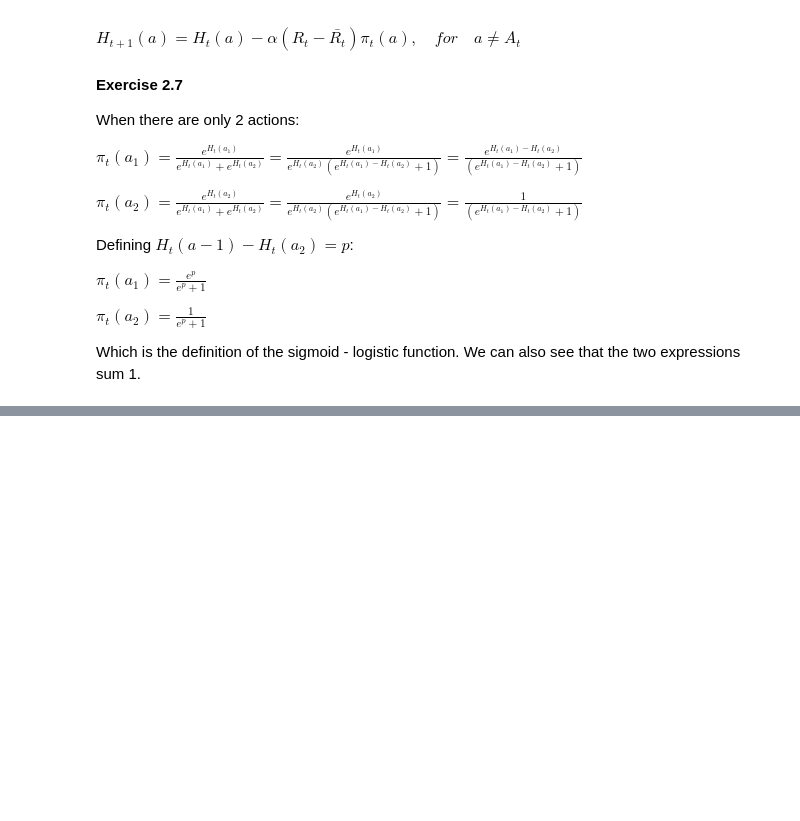
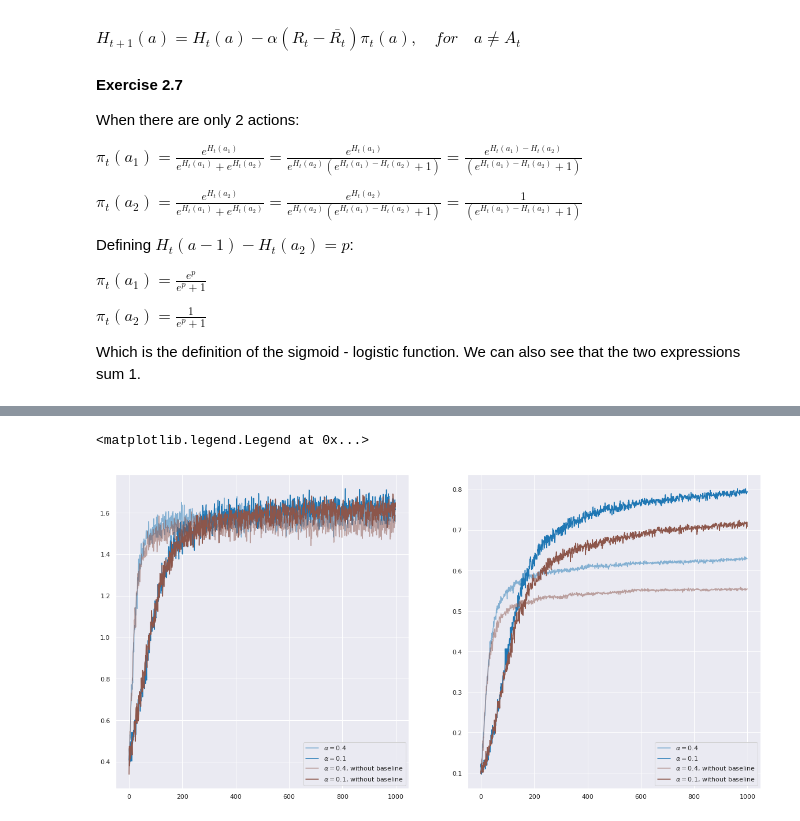
Before and after one commit to igonzalezperez/Reinforcement-Learning, a Jupyter notebook: k_armed_bandits.ipynb, the cells around one changed output, grey strips where cells are left out. Drawn from its saved outputs; the diff is of its cells as text; code cells hidden in the pictures; blank space fills up the shorter version.

```diff
--- a/k_armed_bandits.ipynb
+++ b/k_armed_bandits.ipynb
@@ -324,7 +279,7 @@ $= \alpha_nR_n +(1-\alpha_n)(\alpha_{n-1}R_{n-1}+(1-\alpha_{n-1})Q_{n-1})=\ldots
 #### Epsilon greedy with $\epsilon = 0, 0.1, 0.01$ in stationary and nonstationary cases
 # %%
 steps = 1000
-n_runs = 1000
+n_runs = 2000
 
 u_m = sample_avg
 pol = epsilon_greedy
@@ -383,7 +332,7 @@ Elapsed time: 13.68 seconds
 # %% [markdown]
 #### Epsilon greedy with $\epsilon = 0.1$ using sample average and constant ($\alpha = 0.1$) step size in stationary and nonstationary cases
 # %%
-steps = 1000
+steps = 10000
 n_runs = 1000
 
 pol = epsilon_greedy
@@ -497,7 +446,7 @@ args_2 = {'policy_params': [2], 'update_params': None}
 stat = True
 
 rwd_1, err_1 = test.train(steps = steps, iterations = n_runs, update_method = u_m,
-                            policy = epsilon_greedy, args = args_1, init_Q = [5]*10, stationary = stat)
+                            policy = epsilon_greedy, args = args_1, stationary = stat)
 rwd_2, err_2 = test.train(steps = steps, iterations = n_runs, update_method = u_m,
                             policy = upper_confidence_bound, args = args_2,stationary = stat)
 
@@ -548,0 +495,40 @@ NameError: name 'alpha' is not defined
+# %%
+steps = 1000
+n_runs = 1000
+
+pol = gradient_bandit_action
+u_m = gradient_bandit_update
+
+args_1 = {'policy_params': None, 'update_params': [0.4, 1]}
+args_2 = {'policy_params': None, 'update_params': [0.1, 1]}
+
+args_3 = {'policy_params': None, 'update_params': [0.4, 0]}
+args_4 = {'policy_params': None, 'update_params': [0.1, 0]}
+
+stat = True
+
+
+rwd_1, err_1 = test.train(steps = steps, iterations = n_runs, update_method = u_m,
+                            policy = pol, args = args_1, stationary = stat)
+rwd_2, err_2 = test.train(steps = steps, iterations = n_runs, update_method = u_m,
+                            policy = pol, args = args_2, stationary = stat)
+
+rwd_3, err_3 = test.train(steps = steps, iterations = n_runs, update_method = u_m,
+                            policy = pol, args = args_3, stationary = stat)
+rwd_4, err_4 = test.train(steps = steps, iterations = n_runs, update_method = u_m,
+                            policy = pol, args = args_4, stationary = stat)
+
+fig, ax = plt.subplots(1,2, figsize = (20,10))
+
+ax[0].plot(rwd_1, 'tab:blue', alpha = .5, label = r'$\alpha = 0.4$')
+ax[0].plot(rwd_2, 'tab:blue', label = r'$\alpha = 0.1$')
+ax[0].plot(rwd_3, 'tab:brown', alpha = .5, label = r'$\alpha = 0.4$, without baseline')
+ax[0].plot(rwd_4, 'tab:brown', label = r'$\alpha = 0.1$, without baseline')
+ax[0].legend()
+
+ax[1].plot(err_1, 'tab:blue', alpha = .5, label = r'$\alpha = 0.4$')
+ax[1].plot(err_2, 'tab:blue', label = r'$\alpha = 0.1$')
+ax[1].plot(err_3, 'tab:brown', alpha = .5, label = r'$\alpha = 0.4$, without baseline')
+ax[1].plot(err_4, 'tab:brown', label = r'$\alpha = 0.1$, without baseline')
+ax[1].legend()
+# %% [output]
@@ -548,0 +539,2 @@ NameError: name 'alpha' is not defined
+<matplotlib.legend.Legend at 0x...>
+[figure, added]
```
Also changed, not shown: parts of 8 cells of this notebook, 1 other file.
